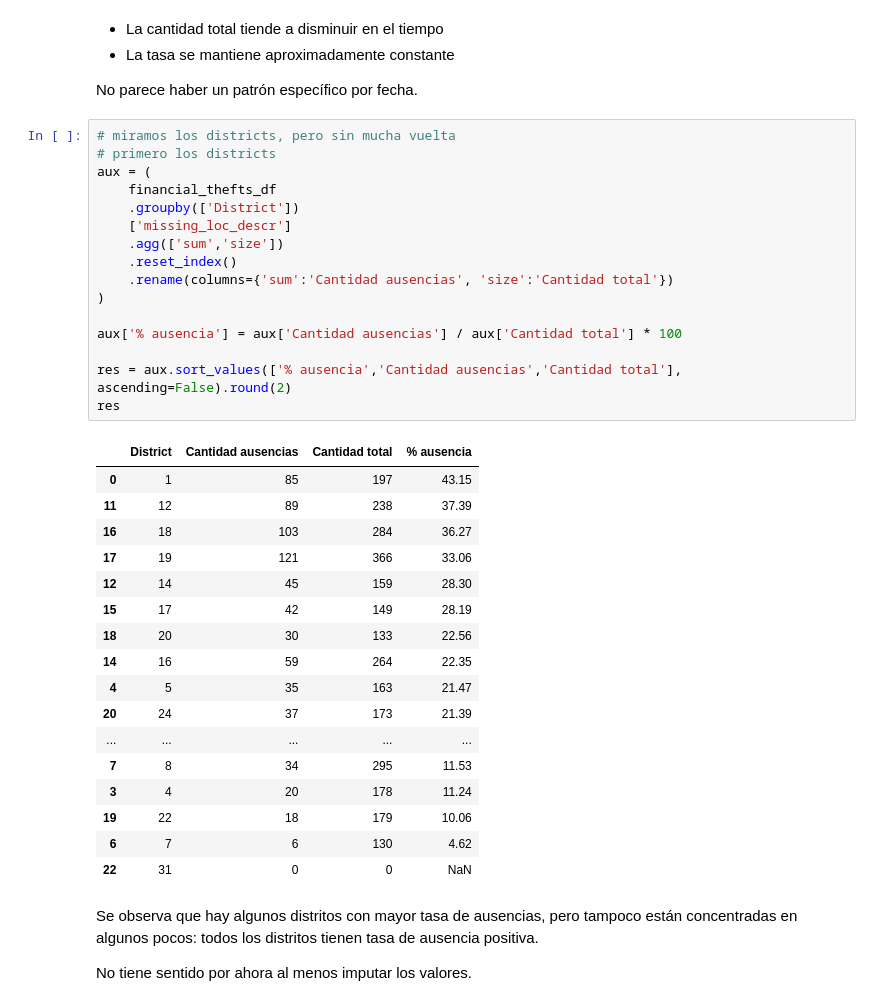
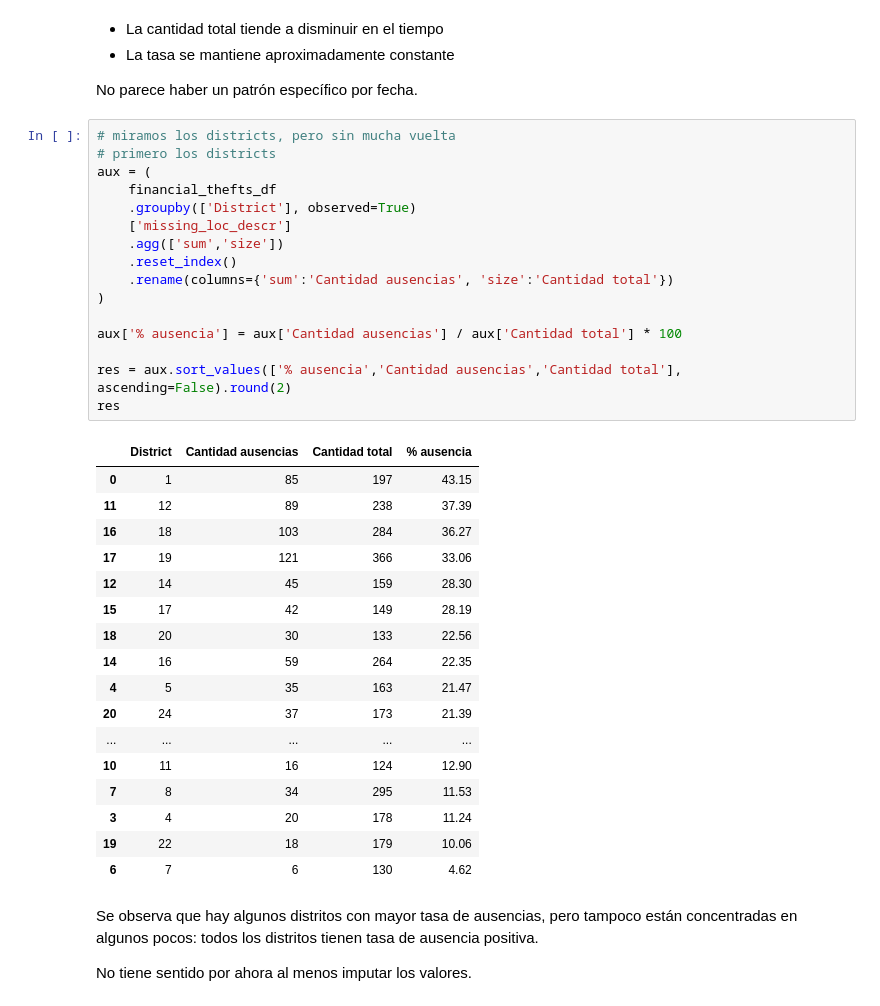
Before and after one commit to mbarquienero/Analisis_de_datos, a Jupyter notebook: chicago_crimenes.ipynb, the cells around one changed output. Saved outputs shown, nothing was run; the diff lists cells and outputs as text.

```diff
--- a/chicago_crimenes.ipynb
+++ b/chicago_crimenes.ipynb
@@ -1069,37 +1070,37 @@ No parece haber un patrón específico por fecha.
 # %%
 # miramos los districts, pero sin mucha vuelta
 # primero los districts
 aux = (
     financial_thefts_df
-    .groupby(['District'])
+    .groupby(['District'], observed=True)
     ['missing_loc_descr']
     .agg(['sum','size'])
     .reset_index()
     .rename(columns={'sum':'Cantidad ausencias', 'size':'Cantidad total'})
 )
 
 aux['% ausencia'] = aux['Cantidad ausencias'] / aux['Cantidad total'] * 100
 
 res = aux.sort_values(['% ausencia','Cantidad ausencias','Cantidad total'], ascending=False).round(2)
 res
 # %% [output]
 |  | District | Cantidad ausencias | Cantidad total | % ausencia |
 | 0 | 1 | 85 | 197 | 43.15 |
 | 11 | 12 | 89 | 238 | 37.39 |
 | 16 | 18 | 103 | 284 | 36.27 |
 | 17 | 19 | 121 | 366 | 33.06 |
 | 12 | 14 | 45 | 159 | 28.30 |
 | 15 | 17 | 42 | 149 | 28.19 |
 | 18 | 20 | 30 | 133 | 22.56 |
 | 14 | 16 | 59 | 264 | 22.35 |
 | 4 | 5 | 35 | 163 | 21.47 |
 | 20 | 24 | 37 | 173 | 21.39 |
 | ... | ... | ... | ... | ... |
+| 10 | 11 | 16 | 124 | 12.90 |
 | 7 | 8 | 34 | 295 | 11.53 |
 | 3 | 4 | 20 | 178 | 11.24 |
 | 19 | 22 | 18 | 179 | 10.06 |
 | 6 | 7 | 6 | 130 | 4.62 |
-| 22 | 31 | 0 | 0 | NaN |
 # %% [markdown]
 Se observa que hay algunos distritos con mayor tasa de ausencias, pero tampoco están concentradas en algunos pocos: todos los distritos tienen tasa de ausencia positiva.
 
```
Also changed, not shown: parts of 58 cells of this notebook, 1 other file.
